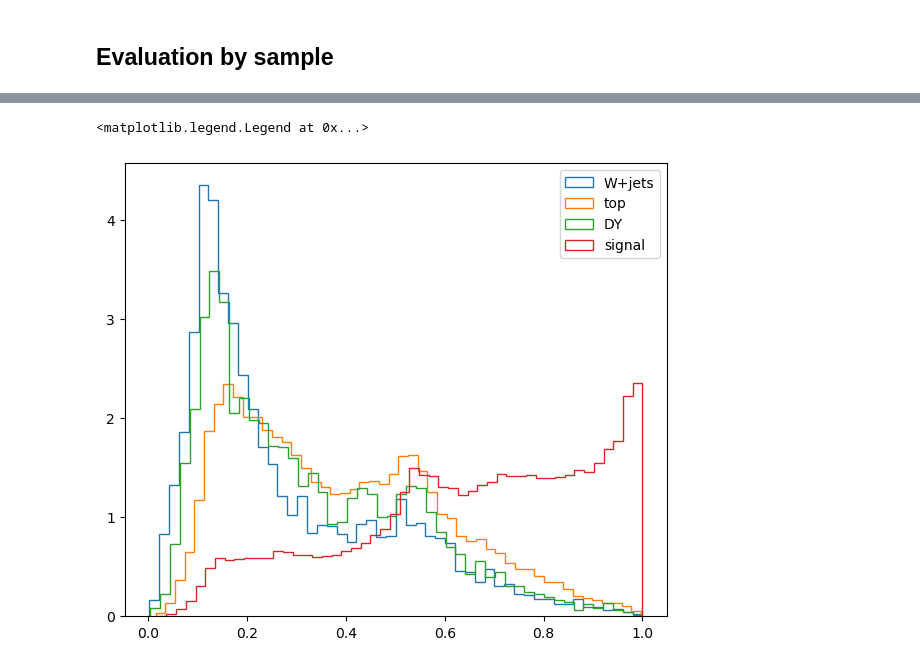
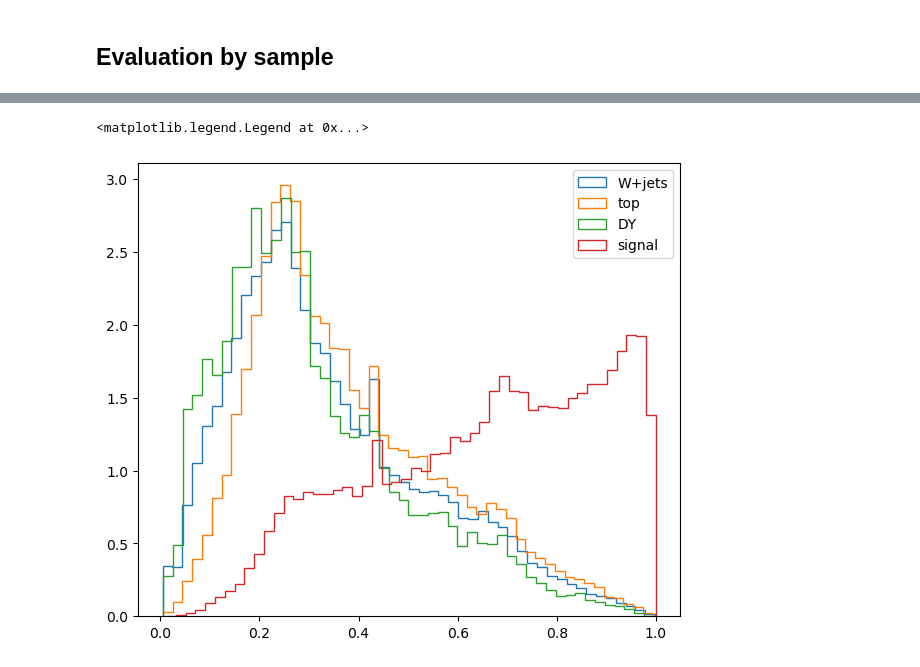
Before and after one commit to UniMiBAnalyses/ML_classification, a Jupyter notebook: Training_v1.ipynb, the cells around one changed output, grey strips where cells are left out. Cells and saved outputs as stored; diff of their text form; code cells hidden in the pictures.

Commit message:
training v1 - model v5

```diff
--- a/Training_v1.ipynb
+++ b/Training_v1.ipynb
@@ -62,8 +64,8 @@ X_sig = signal[cols].values
 X_bkg = bkg[cols].values
 Y_sig = np.ones(len(X_sig))
 Y_bkg = np.zeros(len(X_bkg))
-W_sig = (signal["weight"]*signal["XSWeight_norm"]).values
-W_bkg = (bkg["weight"]*bkg["XSWeight_norm"]).values
+W_sig = (signal["weight_norm"]).values
+W_bkg = (bkg["weight_norm"]).values
 # %%
 X = np.vstack([X_sig, X_bkg])
 Y = np.hstack([Y_sig, Y_bkg])
@@ -92,7 +94,7 @@ _ = plt.hist(W, bins=100, range=(0,2))
 Let's give 25% to validation (validation during training + test).
 The validation is then split in 50%-50% for training validation and final result
 # %%
-X_train, X_temp, y_train, y_temp, W_train, W_temp = train_test_split(X_scaled, Y,      W,      test_size=0.2)
+X_train, X_temp, y_train, y_temp, W_train, W_temp = train_test_split(X_scaled, Y,      W,      test_size=0.25)
 X_val,   X_test, y_val,   y_test, W_val,   W_test = train_test_split(X_temp,   y_temp, W_temp, test_size=0.5)
 # %%
 print("Training dataset: ", X_train.shape)
@@ -108,11 +110,11 @@ validation_generator, steps_per_epoch_val   = balanced_batch_generator(X_val,
 # %%
 model = Sequential()
 model.add(Dense(100, input_dim=X_train.shape[1], activation="relu"))
-model.add(Dropout(0.4))
+model.add(Dropout(0.3))
 #model.add(Dense(50, activation="relu"))
 #model.add(Dropout(0.3))
 model.add(Dense(80, activation="relu"))
-model.add(Dropout(0.4))
+model.add(Dropout(0.3))
 model.add(Dense(50, activation="relu"))
 model.add(Dropout(0.3))
 model.add(Dense(1, activation="sigmoid"))
@@ -160,7 +184,7 @@ early_stop = EarlyStopping(monitor='val_loss', min_delta=0.0001,
 # %%
 history = model.fit_generator(
             training_generator,
-            epochs=500,
+            epochs=100,
             #initial_epoch=200,
             steps_per_epoch=steps_per_epoch_train,
             validation_data = validation_generator,
@@ -271,12 +286,12 @@ plt.legend()
 # %%
 fig, ax1 = plt.subplots(figsize=(7,6), dpi=100)
-plt.hist(wjets["y"], weights=wjets.XSWeight_norm, bins=50, density=True, label="W+jets", histtype="step")
-plt.hist(top["y"],   weights=top.XSWeight_norm,  bins=50, density=True, label="top",    histtype="step")
-plt.hist(dy["y"],    weights=dy.XSWeight_norm,  bins=50, density=True, label="DY",     histtype="step")
+plt.hist(wjets["y"], weights=wjets.weight_norm, bins=50, density=True, label="W+jets", histtype="step")
+plt.hist(top["y"],   weights=top.weight_norm,  bins=50, density=True, label="top",    histtype="step")
+plt.hist(dy["y"],    weights=dy.weight_norm,  bins=50, density=True, label="DY",     histtype="step")
 
-plt.hist(signal["y"], weights=signal.XSWeight_norm, bins=50,density=True, label="signal", histtype="step")
+plt.hist(signal["y"], weights=signal.weight_norm, bins=50,density=True, label="signal", histtype="step")
 #plt.yscale("log")
 plt.legend()
 # %% [output]
 <matplotlib.legend.Legend at 0x...>
-[figure, old version]
+[figure, new version]
```
Also changed, not shown: parts of 14 cells of this notebook.
